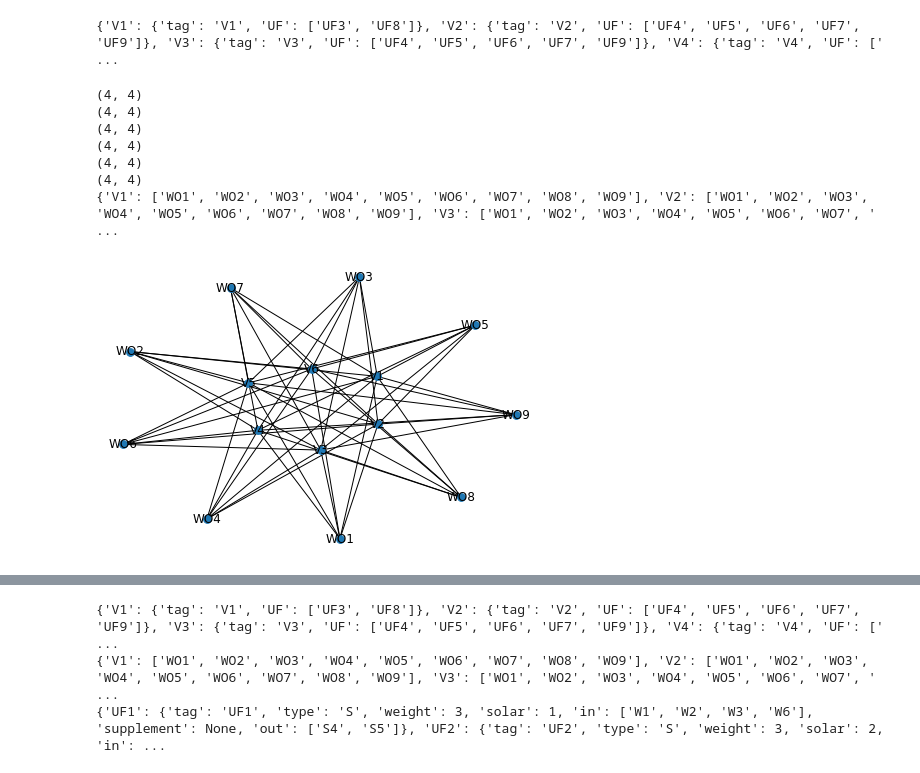
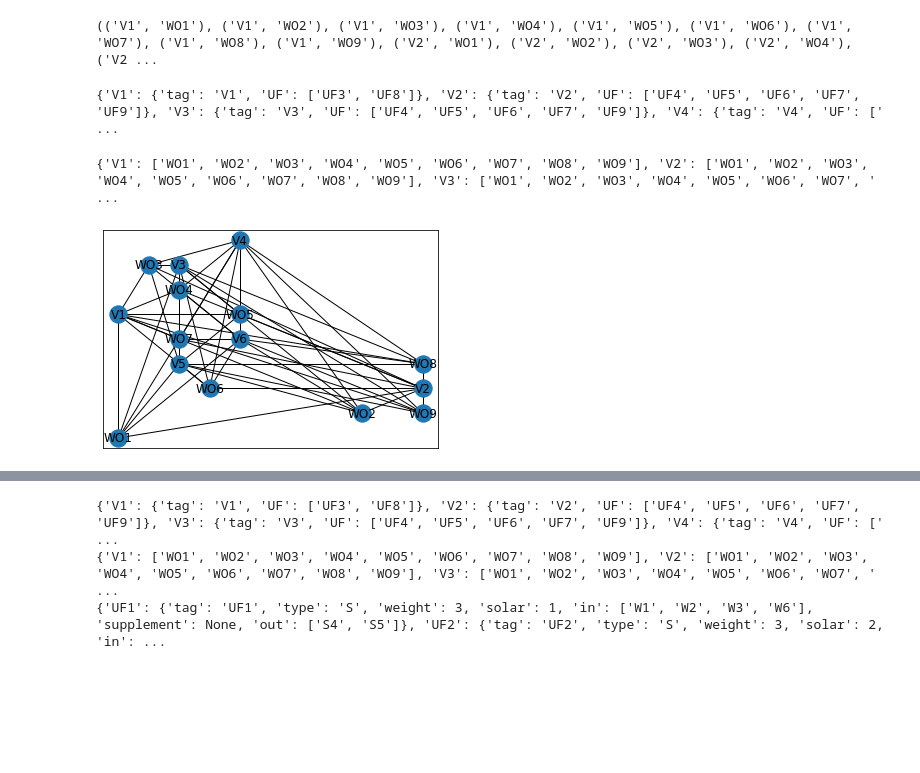
Before and after one commit to erengozdeanil/UF-DecisionMaker, a Jupyter notebook: decisionmaker.ipynb, the cells around one changed output, grey strips where cells are left out. Cells and saved outputs as stored; diff of their text form; code cells hidden in the pictures; blank space fills up the shorter version.

```diff
--- a/decisionmaker.ipynb
+++ b/decisionmaker.ipynb
@@ -84,6 +84,16 @@ uf_systems = {
 "UF8":{"tag":"UF8","type":"F","weight":3,"solar":1,"in":["W5","W6"],"supplement":["S1"],"out":["O1","W1","W7"]},
 "UF9":{"tag":"UF9","type":"F","weight":1,"solar":3,"in":["W5","W6","W7"],"supplement":["S2"],"out":["O1","W1"]}
 }
+# %%
+waste_nearby=[]
+for i in vacant_spaces:
+    for k in wastes:
+        tuples=(i,k)
+        waste_nearby.append(tuples)
+waste_nearby=tuple(waste_nearby)
+print(waste_nearby)
+# %% [output]
+(('V1', 'WO1'), ('V1', 'WO2'), ('V1', 'WO3'), ('V1', 'WO4'), ('V1', 'WO5'), ('V1', 'WO6'), ('V1', 'WO7'), ('V1', 'WO8'), ('V1', 'WO9'), ('V2', 'WO1'), ('V2', 'WO2'), ('V2', 'WO3'), ('V2', 'WO4'), ('V2 ...
 # %%
 #Make a dictionary of vacant spaces and potential uf systems
 v_potential = {}
@@ -100,36 +110,33 @@ print(v_potential)
 {'V1': {'tag': 'V1', 'UF': ['UF3', 'UF8']}, 'V2': {'tag': 'V2', 'UF': ['UF4', 'UF5', 'UF6', 'UF7', 'UF9']}, 'V3': {'tag': 'V3', 'UF': ['UF4', 'UF5', 'UF6', 'UF7', 'UF9']}, 'V4': {'tag': 'V4', 'UF': [' ...
 # %%
 #Draw graph from "vacant_spaces" and "waste" nodes with the given nearby nodes
+nodes_dict={}
+for i in wastes:
+    nodes_dict[i]=wastes[i]["location"]
+for i in vacant_spaces:
+    nodes_dict[i]=vacant_spaces[i]["location"]
 
 
 G=nx.Graph()
-for i,j in wastes.items():
-    G.add_node(wastes[i]["tag"],pos=(0,0))
-    location1 = wastes[i]["location"]
-for i,j in vacant_spaces.items():
-    location2 = vacant_spaces[i]["location"]
-    print(location)
-    G.add_node(vacant_spaces[i]["tag"],pos=location2)
-G.add_edges_from(nearby_waste)
-nx.draw(G, with_labels=True, node_size=60)
+for i,j in nodes_dict.items():
+    G.add_node(i)
+
+G.add_edges_from(waste_nearby)
+
+# nx.draw(G, with_labels=True, node_size=10)
+nx.draw_networkx(G,nodes_dict)
 
 # Create a dictionary with vacant spaces and waste outputs near them
 new_waste_dict = create_edge_dict(G)
 waste_dict = {}
 for i,k in new_waste_dict.items():
     new_list = []
     if i in vacant_spaces:
         waste_dict[i]=k
 print (waste_dict)
 # %% [output]
-(4, 4)
-(4, 4)
-(4, 4)
-(4, 4)
-(4, 4)
-(4, 4)
 {'V1': ['WO1', 'WO2', 'WO3', 'WO4', 'WO5', 'WO6', 'WO7', 'WO8', 'WO9'], 'V2': ['WO1', 'WO2', 'WO3', 'WO4', 'WO5', 'WO6', 'WO7', 'WO8', 'WO9'], 'V3': ['WO1', 'WO2', 'WO3', 'WO4', 'WO5', 'WO6', 'WO7', ' ...
-[figure, old version]
+[figure, new version]
 # %%
 # For each vacant space find wastes within radius=1
 new_list=[]
```
Also changed, not shown: parts of 1 cell of this notebook.
